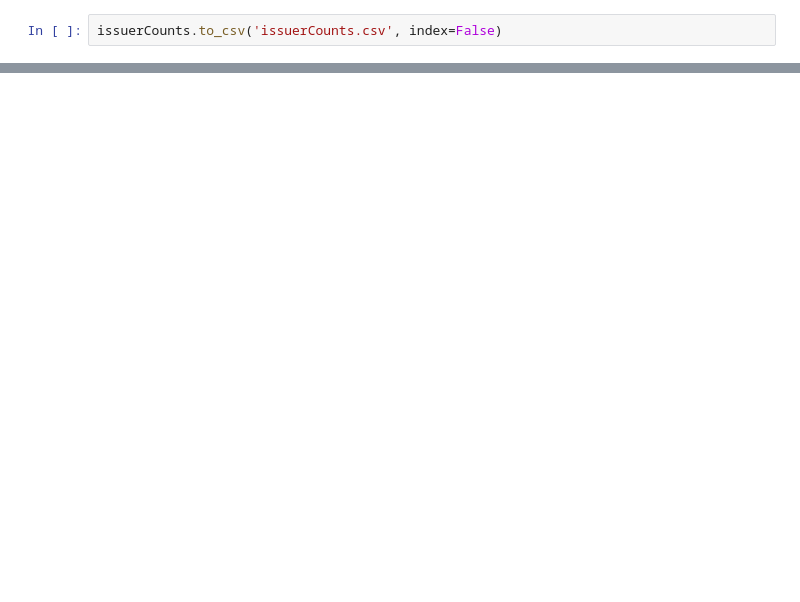
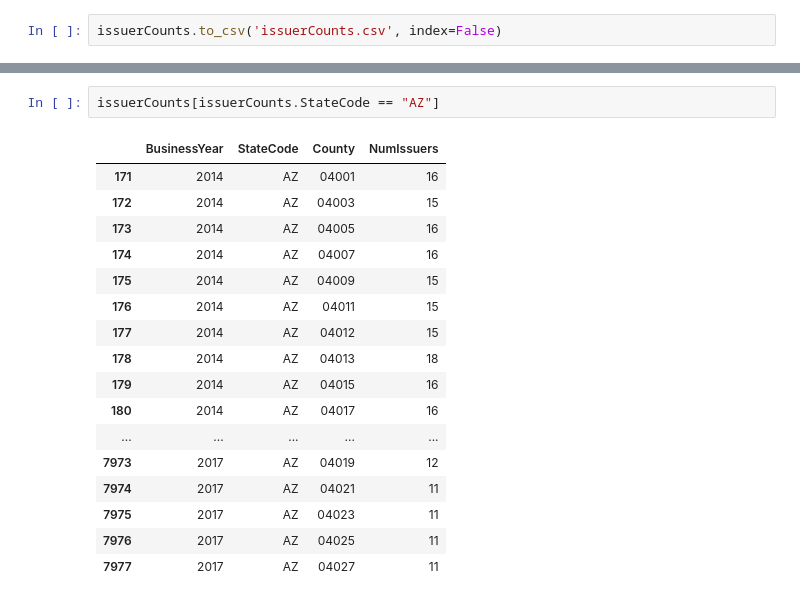
Before and after one commit to ryankresse/aca_marketplaces, a Jupyter notebook: get_options_by_county.ipynb, the cells around one changed output, grey strips where cells are left out. Cells and saved outputs as stored; diff of their text form; blank space fills up the shorter version.

```diff
--- a/get_options_by_county.ipynb
+++ b/get_options_by_county.ipynb
@@ -117,0 +213,20 @@ issuerCounts.to_csv('issuerCounts.csv', index=False)
+# %%
+issuerCounts[issuerCounts.StateCode == "AZ"]
+# %% [output]
+|  | BusinessYear | StateCode | County | NumIssuers |
+| 171 | 2014 | AZ | 04001 | 16 |
+| 172 | 2014 | AZ | 04003 | 15 |
+| 173 | 2014 | AZ | 04005 | 16 |
+| 174 | 2014 | AZ | 04007 | 16 |
+| 175 | 2014 | AZ | 04009 | 15 |
+| 176 | 2014 | AZ | 04011 | 15 |
+| 177 | 2014 | AZ | 04012 | 15 |
+| 178 | 2014 | AZ | 04013 | 18 |
+| 179 | 2014 | AZ | 04015 | 16 |
+| 180 | 2014 | AZ | 04017 | 16 |
+| ... | ... | ... | ... | ... |
+| 7973 | 2017 | AZ | 04019 | 12 |
+| 7974 | 2017 | AZ | 04021 | 11 |
+| 7975 | 2017 | AZ | 04023 | 11 |
+| 7976 | 2017 | AZ | 04025 | 11 |
+| 7977 | 2017 | AZ | 04027 | 11 |
```
Also changed, not shown: parts of 35 cells of this notebook, 1 other file.
